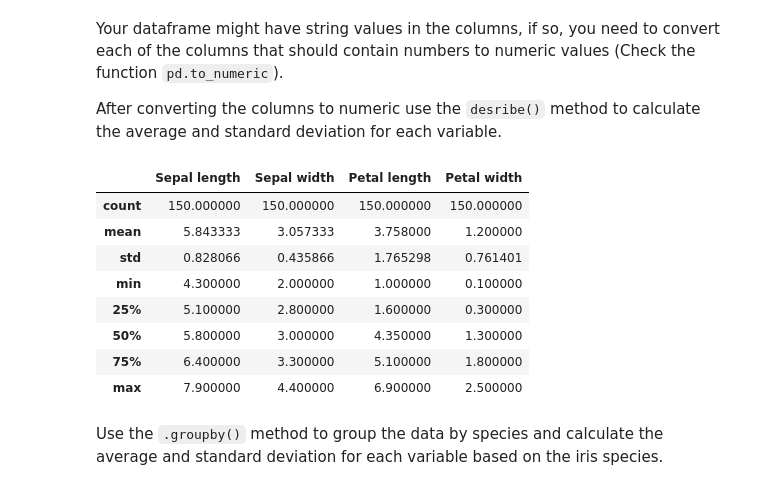
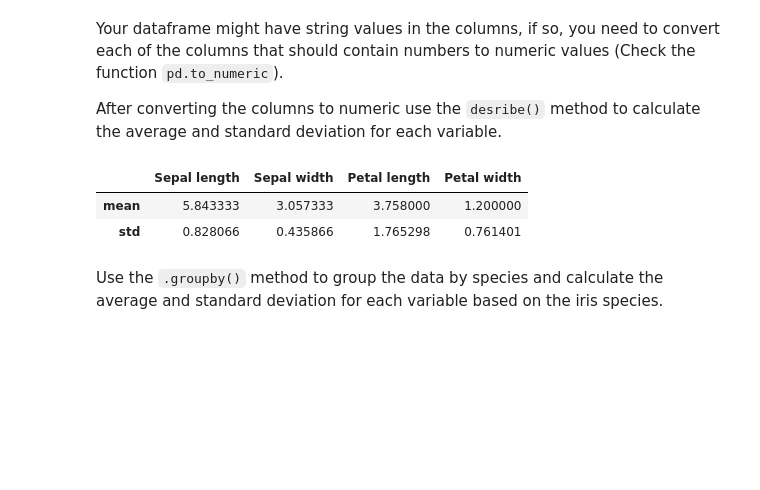
Before and after one commit to JackChin3/jackchin_bio174_hw, a Jupyter notebook: Homework_06/Homework_06.ipynb, the cells around one changed output. Saved outputs shown, nothing was run; the diff lists cells and outputs as text; code cells hidden in the pictures; blank space fills up the shorter version.

```diff
--- a/Homework_06/Homework_06.ipynb
+++ b/Homework_06/Homework_06.ipynb
@@ -81,16 +81,10 @@ Your dataframe might have string values in the columns, if so, you need to conve
 
 After converting the columns to numeric use the `desribe()` method to  calculate the average and standard deviation for each variable.
 # %%
-df.describe()
+df.describe().loc[['mean','std']]
 # %% [output]
 |  | Sepal length | Sepal width | Petal length | Petal width |
-| count | 150.000000 | 150.000000 | 150.000000 | 150.000000 |
 | mean | 5.843333 | 3.057333 | 3.758000 | 1.200000 |
 | std | 0.828066 | 0.435866 | 1.765298 | 0.761401 |
-| min | 4.300000 | 2.000000 | 1.000000 | 0.100000 |
-| 25% | 5.100000 | 2.800000 | 1.600000 | 0.300000 |
-| 50% | 5.800000 | 3.000000 | 4.350000 | 1.300000 |
-| 75% | 6.400000 | 3.300000 | 5.100000 | 1.800000 |
-| max | 7.900000 | 4.400000 | 6.900000 | 2.500000 |
 # %% [markdown]
 Use the `.groupby()` method to group the data by species and calculate the average and standard deviation for each variable based on the iris species.
```
Also changed, not shown: parts of 2 cells of this notebook.
